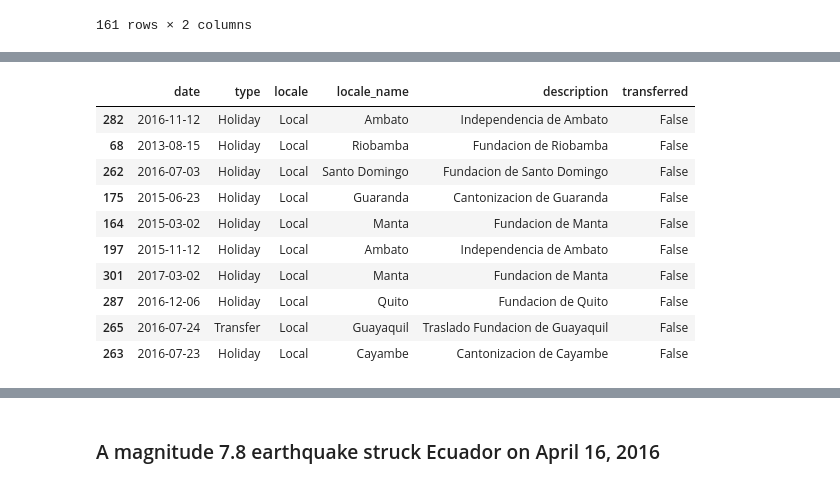
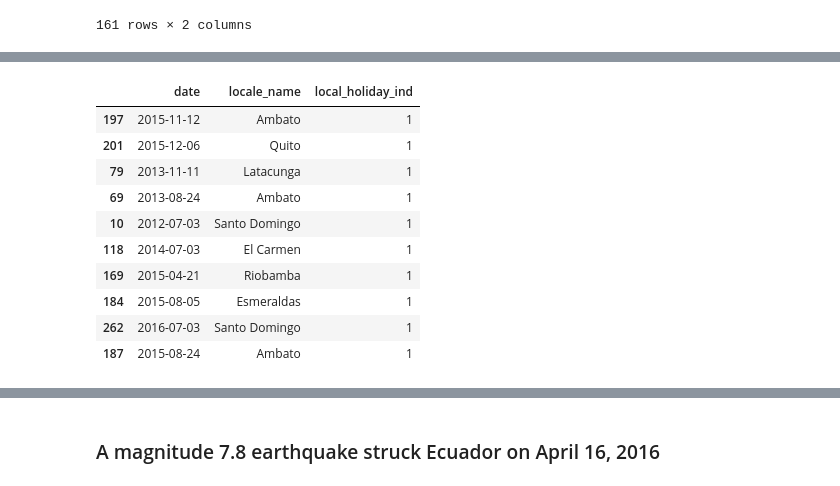
Before and after one commit to sgshaikh/StoreSales_TimeSeriesForecasting, a Jupyter notebook: ForecastStoreSales.ipynb, the cells around one changed output, grey strips where cells are left out. Drawn from its saved outputs; the diff is of its cells as text; code cells hidden in the pictures.

```diff
--- a/ForecastStoreSales.ipynb
+++ b/ForecastStoreSales.ipynb
@@ -496,16 +490,18 @@ df_test.sample(25)
 # %%
 #local holidays
-df_local_holiday = df_holiday_clean.query("locale=='Local' and type!='Work Day'")
+df_local_holiday = df_holiday_clean.query("locale=='Local' and type!='Work Day'")[['date','locale_name']].copy()
+df_local_holiday["local_holiday_ind"] = 1
+
 df_local_holiday.sample(10)
 # %% [output]
-|  | date | type | locale | locale_name | description | transferred |
-| 282 | 2016-11-12 | Holiday | Local | Ambato | Independencia de Ambato | False |
-| 68 | 2013-08-15 | Holiday | Local | Riobamba | Fundacion de Riobamba | False |
-| 262 | 2016-07-03 | Holiday | Local | Santo Domingo | Fundacion de Santo Domingo | False |
-| 175 | 2015-06-23 | Holiday | Local | Guaranda | Cantonizacion de Guaranda | False |
-| 164 | 2015-03-02 | Holiday | Local | Manta | Fundacion de Manta | False |
-| 197 | 2015-11-12 | Holiday | Local | Ambato | Independencia de Ambato | False |
-| 301 | 2017-03-02 | Holiday | Local | Manta | Fundacion de Manta | False |
-| 287 | 2016-12-06 | Holiday | Local | Quito | Fundacion de Quito | False |
-| 265 | 2016-07-24 | Transfer | Local | Guayaquil | Traslado Fundacion de Guayaquil | False |
-| 263 | 2016-07-23 | Holiday | Local | Cayambe | Cantonizacion de Cayambe | False |
+|  | date | locale_name | local_holiday_ind |
+| 197 | 2015-11-12 | Ambato | 1 |
+| 201 | 2015-12-06 | Quito | 1 |
+| 79 | 2013-11-11 | Latacunga | 1 |
+| 69 | 2013-08-24 | Ambato | 1 |
+| 10 | 2012-07-03 | Santo Domingo | 1 |
+| 118 | 2014-07-03 | El Carmen | 1 |
+| 169 | 2015-04-21 | Riobamba | 1 |
+| 184 | 2015-08-05 | Esmeraldas | 1 |
+| 262 | 2016-07-03 | Santo Domingo | 1 |
+| 187 | 2015-08-24 | Ambato | 1 |
```
Also changed, not shown: parts of 50 cells of this notebook.
